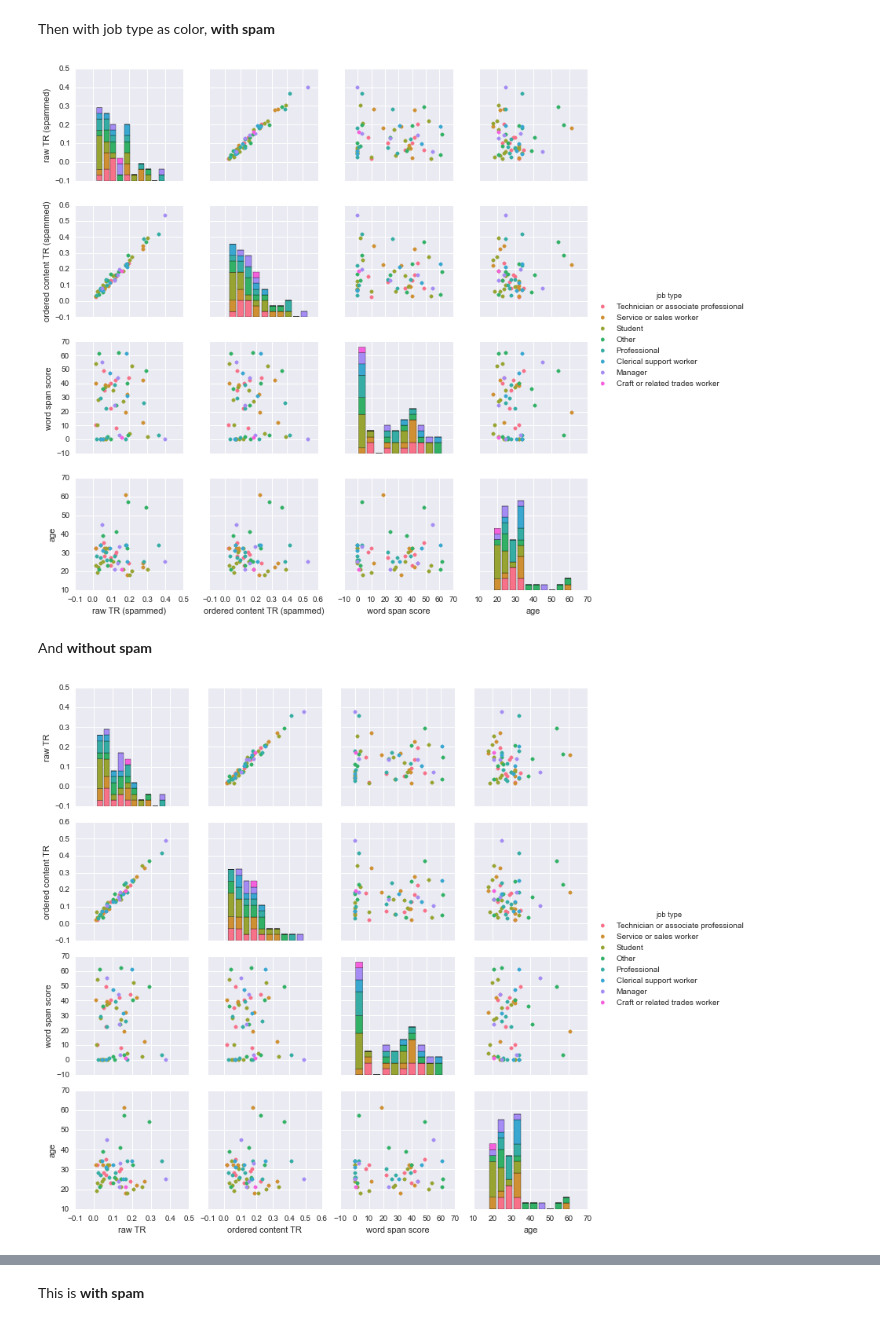
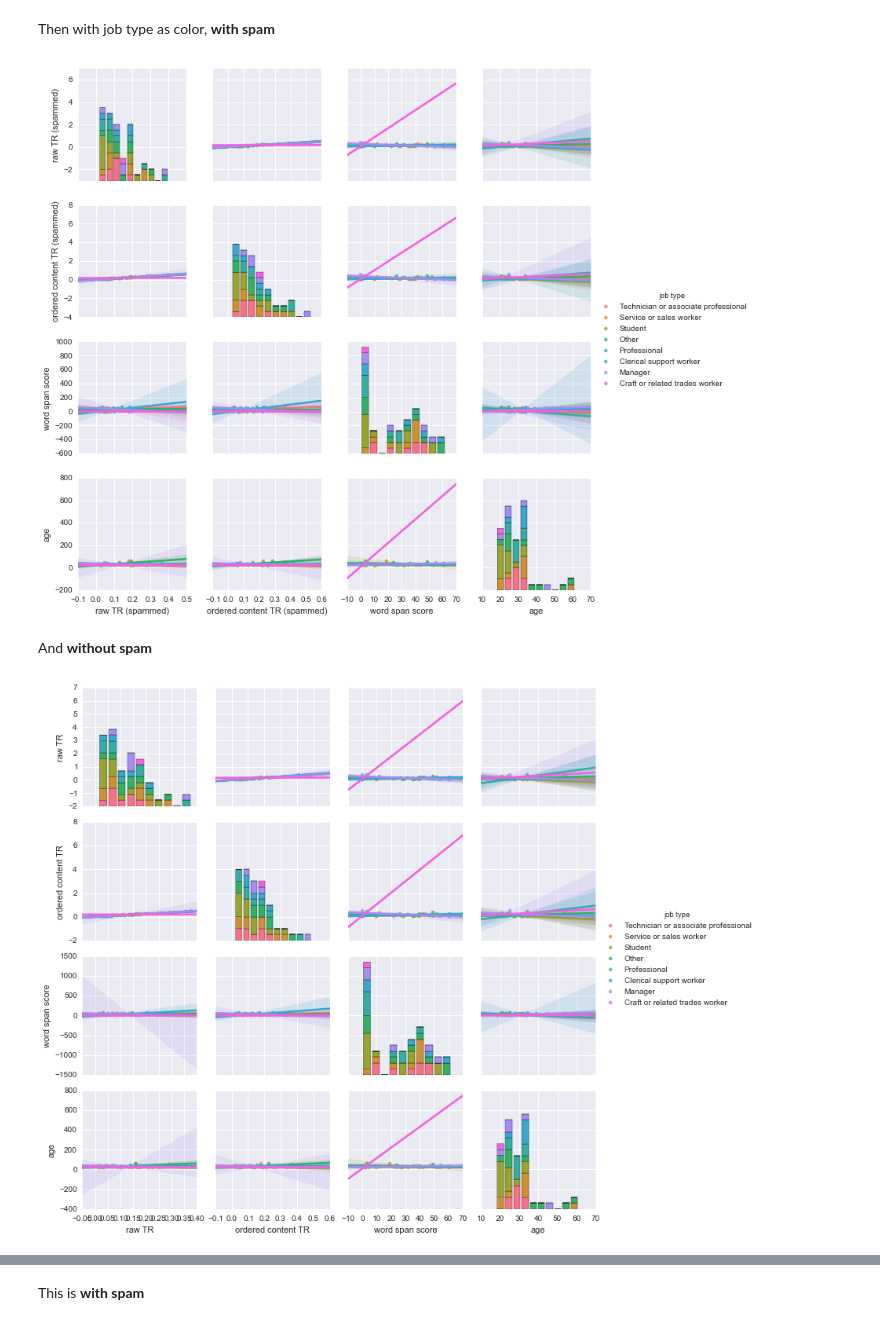
Before and after one commit to interpretation-experiment/analysis, a Jupyter notebook: notebooks/descriptive_stats.ipynb, the cells around one changed output, grey strips where cells are left out. Cells and saved outputs as stored; diff of their text form; code cells hidden in the pictures.

```diff
--- a/notebooks/descriptive_stats.ipynb
+++ b/notebooks/descriptive_stats.ipynb
@@ -110,17 +112,19 @@ sb.pairplot(profiles_interactions, hue='job type',
             vars=['raw TR (spammed)',
                   'ordered content TR (spammed)',
                   'word span score',
-                  'age']);
+                  'age'],
+            kind='reg');
 # %% [output]
-[figure, old version]
+[figure, new version]
 # %% [markdown]
 And **without spam**
 # %%
 sb.pairplot(profiles_interactions, hue='job type',
             vars=['raw TR',
                   'ordered content TR',
                   'word span score',
-                  'age']);
+                  'age'],
+            kind='reg');
 # %% [output]
-[figure, old version]
+[figure, new version]
 # %% [markdown]
```
Also changed, not shown: parts of 6 cells of this notebook, 1 other file.
